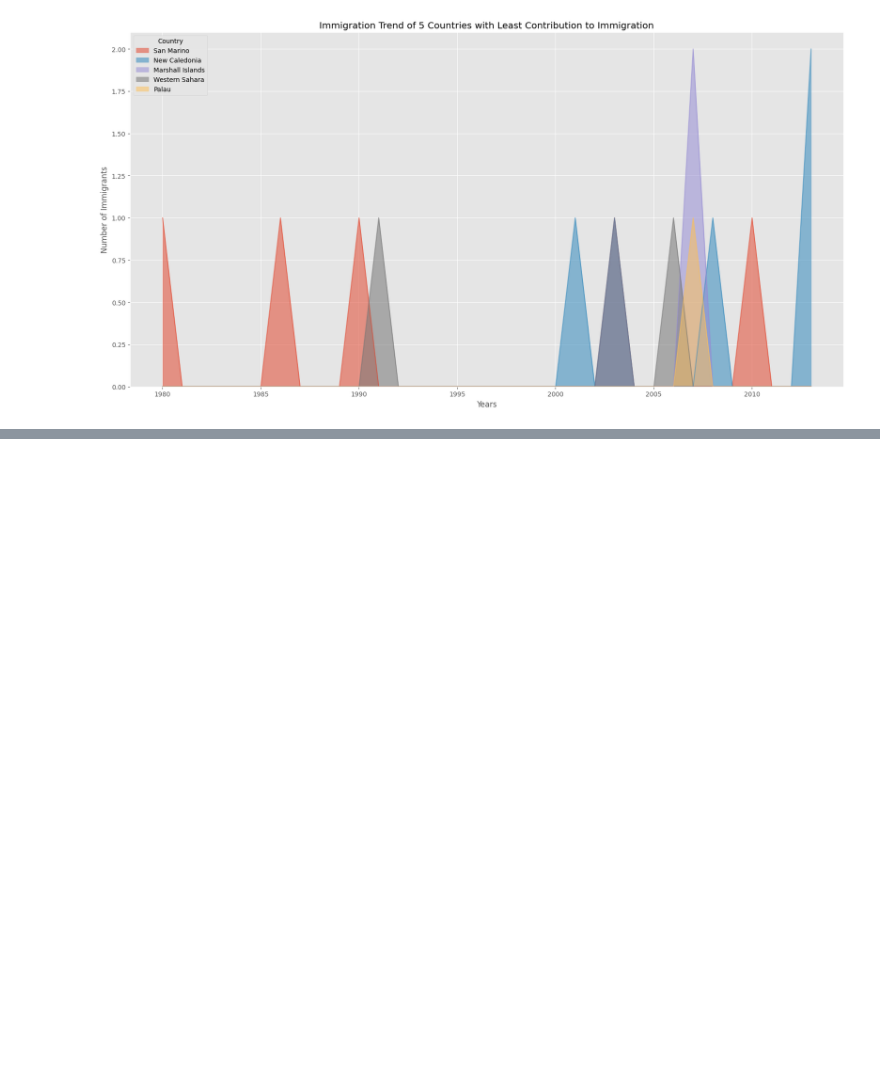
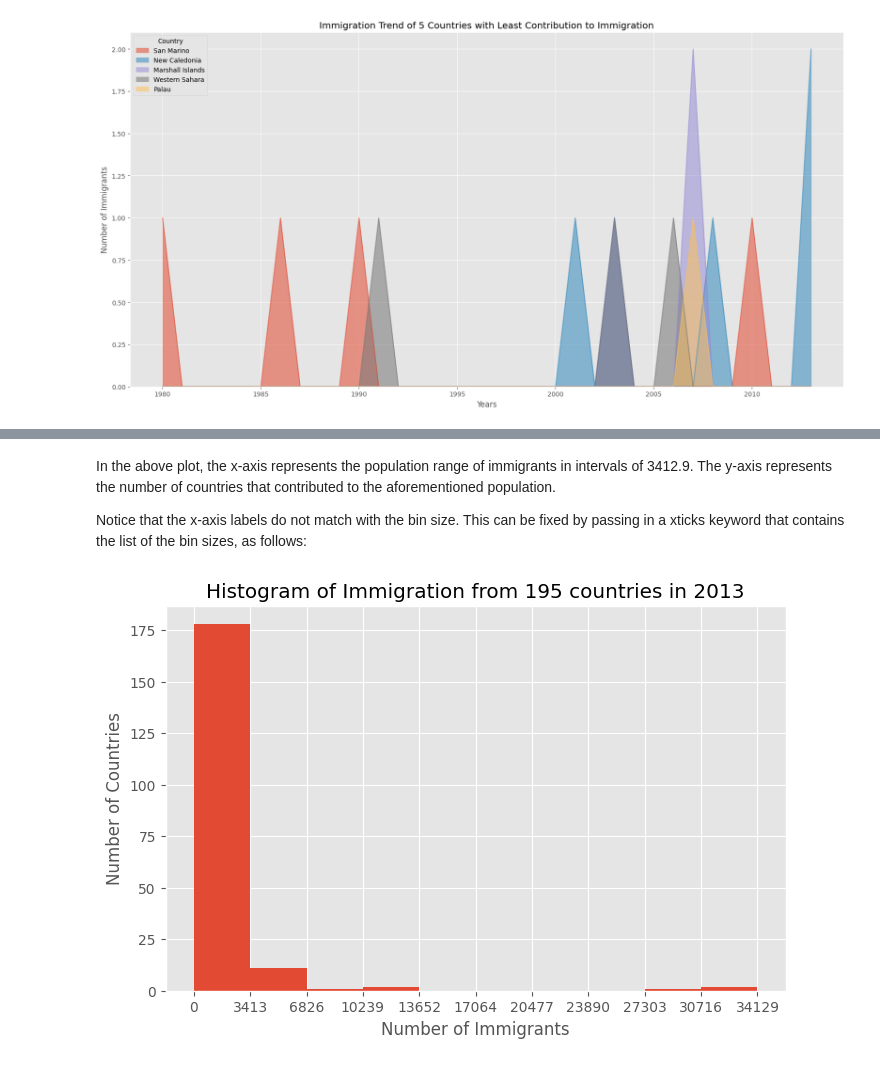
Before and after one commit to Gunjit2023/Data-Analyst, a Jupyter notebook: VisualizationTools.ipynb, the cells around one changed output, grey strips where cells are left out. Cells and saved outputs as stored; diff of their text form; code cells hidden in the pictures; blank space fills up the shorter version.

```diff
--- a/VisualizationTools.ipynb
+++ b/VisualizationTools.ipynb
@@ -244,0 +297,17 @@ Text(0.5, 0, 'Years')
+# %% [markdown]
+In the above plot, the x-axis represents the population range of immigrants in intervals of 3412.9. The y-axis represents the number of countries that contributed to the aforementioned population.
+
+Notice that the x-axis labels do not match with the bin size. This can be fixed by passing in a xticks keyword that contains the list of the bin sizes, as follows:
+# %%
+# 'bin_edges' is a list of bin intervals
+count, bin_edges = np.histogram(df_can['2013'])
+
+df_can['2013'].plot(kind='hist', figsize=(8, 5), xticks=bin_edges)
+
+plt.title('Histogram of Immigration from 195 countries in 2013') # add a title to the histogram
+plt.ylabel('Number of Countries') # add y-label
+plt.xlabel('Number of Immigrants') # add x-label
+
+plt.show()
+# %% [output]
+[figure, added]
```
Also changed, not shown: parts of 28 cells of this notebook.
